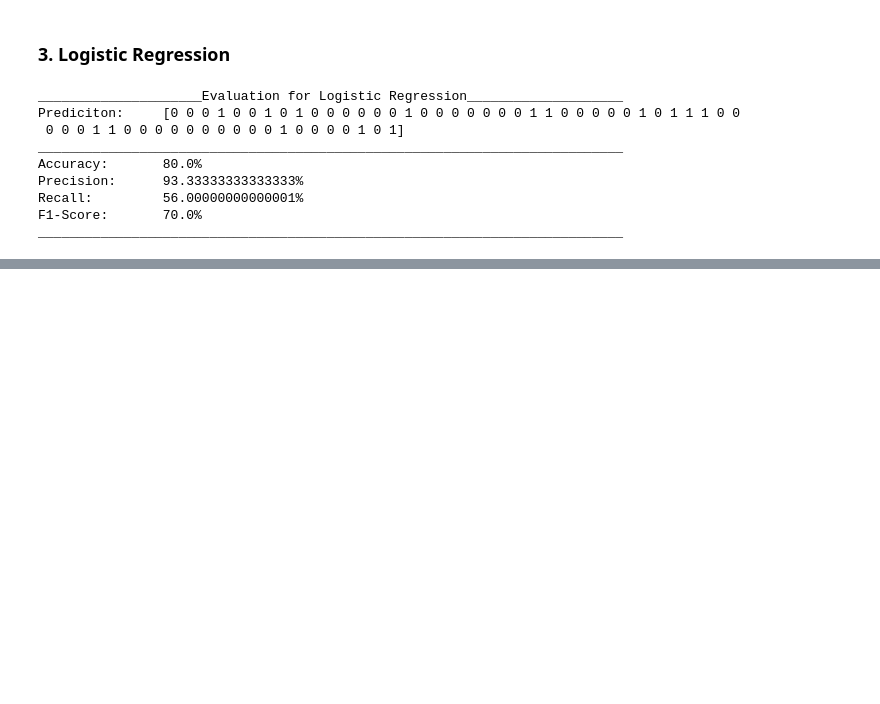
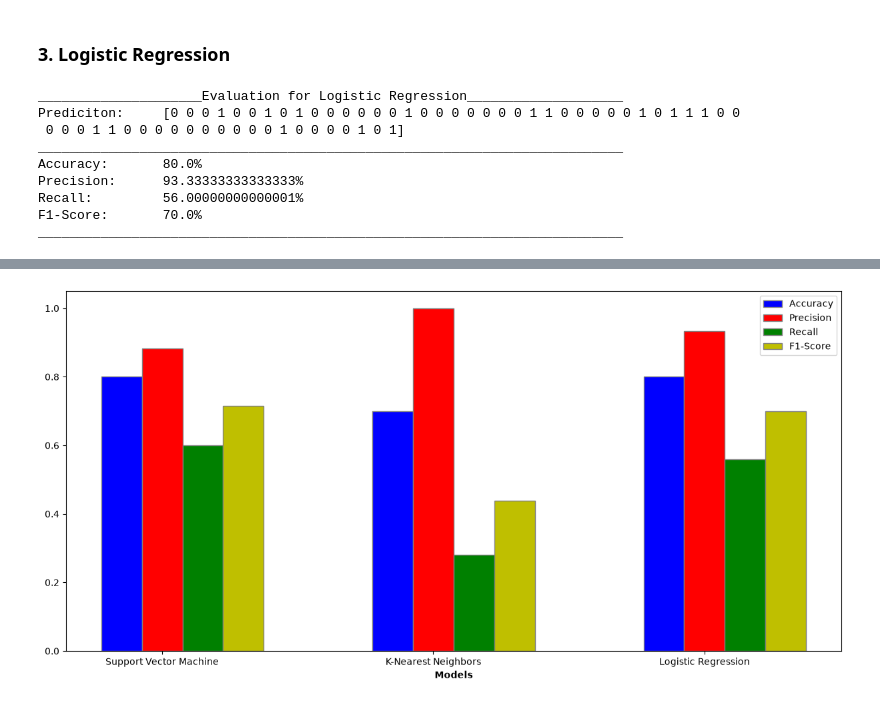
Before and after one commit to chadiboudaher/ml-dl-pytorch, a Jupyter notebook: src/projects/heart-failure-predicition/notebook/heart_failure_prediction.ipynb, the cells around one changed output, grey strips where cells are left out. Saved outputs shown, nothing was run; the diff lists cells and outputs as text; code cells hidden in the pictures; blank space fills up the shorter version.

Commit message:
Use LogisticReg mode and get metrics

```diff
--- a/src/projects/heart-failure-predicition/notebook/heart_failure_prediction.ipynb
+++ b/src/projects/heart-failure-predicition/notebook/heart_failure_prediction.ipynb
@@ -358,0 +385,28 @@ ___________________________________________________________________________
+# %%
+models = ["Support Vector Machine", "K-Nearest Neighbors", "Logistic Regression"]
+accuracy = [svm_accuracy, knn_accuracy, log_accuracy]
+precision = [svm_precision, knn_precision, log_precision]
+recall = [svm_recall, knn_recall, log_recall]
+f1 = [svm_f1, knn_f1, log_f1]
+
+barWidth = 0.15
+
+r1 = np.arange(len(accuracy))
+r2 = [x + barWidth for x in r1]
+r3 = [x + barWidth for x in r2]
+r4 = [x + barWidth for x in r3]
+
+plt.figure(figsize=(15, 7))
+
+plt.bar(r1, accuracy, color="b", width=barWidth, edgecolor="grey", label="Accuracy")
+plt.bar(r2, precision, color="r", width=barWidth, edgecolor="grey", label="Precision")
+plt.bar(r3, recall, color="g", width=barWidth, edgecolor="grey", label="Recall")
+plt.bar(r4, f1, color="y", width=barWidth, edgecolor="grey", label="F1-Score")
+
+plt.xlabel("Models", fontweight="bold")
+plt.xticks([r + barWidth for r in range(len(accuracy))], models)
+
+plt.legend()
+plt.show()
+# %% [output]
+[figure, added]
```
Also changed, not shown: parts of 2 cells of this notebook.
